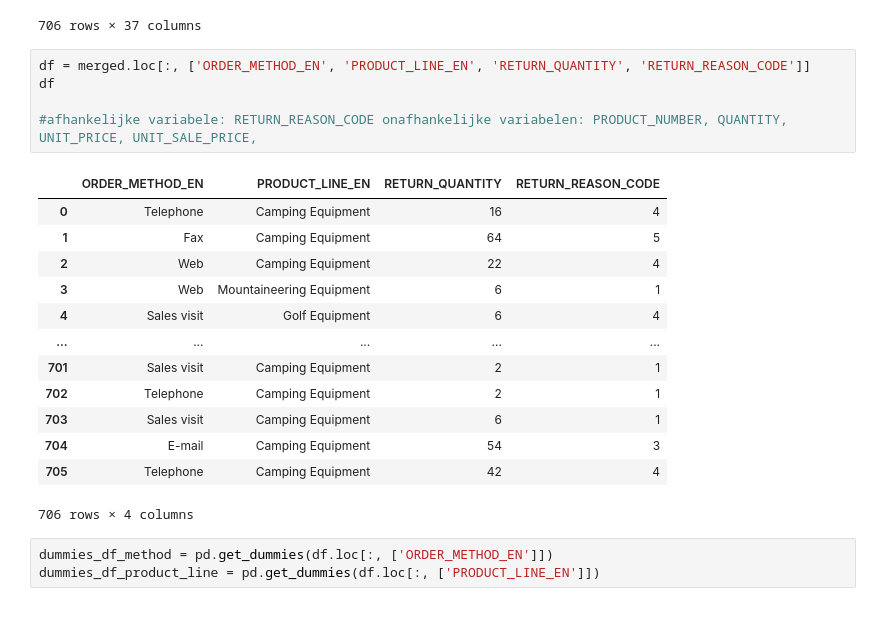
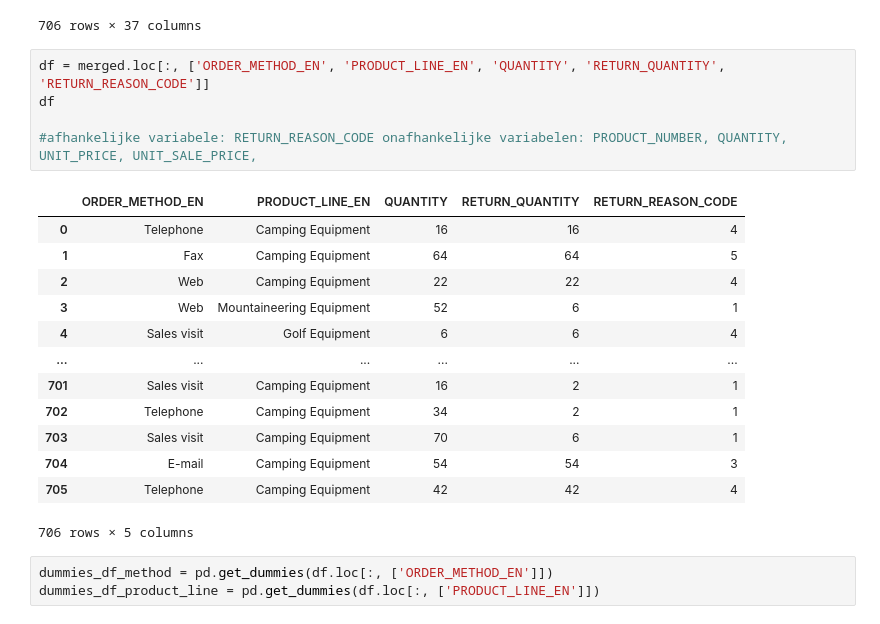
Before and after one commit to CroissantDevourer/dedsportfolio, a Jupyter notebook: Week 8/classificatiemodel.ipynb, the cells around one changed output. Cells and saved outputs as stored; diff of their text form.

```diff
--- a/Week 8/classificatiemodel.ipynb
+++ b/Week 8/classificatiemodel.ipynb
@@ -50,24 +50,24 @@ merged
 | 705 | 99817 | 9111 | 36 | 42 | 21.03 | 34.9 | 34.9 | ... |
 706 rows × 37 columns
 # %%
-df = merged.loc[:, ['ORDER_METHOD_EN', 'PRODUCT_LINE_EN', 'RETURN_QUANTITY', 'RETURN_REASON_CODE']]
+df = merged.loc[:, ['ORDER_METHOD_EN', 'PRODUCT_LINE_EN', 'QUANTITY', 'RETURN_QUANTITY', 'RETURN_REASON_CODE']]
 df
 
 #afhankelijke variabele: RETURN_REASON_CODE onafhankelijke variabelen: PRODUCT_NUMBER, QUANTITY, UNIT_PRICE, UNIT_SALE_PRICE,
 # %% [output]
-|  | ORDER_METHOD_EN | PRODUCT_LINE_EN | RETURN_QUANTITY | RETURN_REASON_CODE |
-| 0 | Telephone | Camping Equipment | 16 | 4 |
-| 1 | Fax | Camping Equipment | 64 | 5 |
-| 2 | Web | Camping Equipment | 22 | 4 |
-| 3 | Web | Mountaineering Equipment | 6 | 1 |
-| 4 | Sales visit | Golf Equipment | 6 | 4 |
-| ... | ... | ... | ... | ... |
-| 701 | Sales visit | Camping Equipment | 2 | 1 |
-| 702 | Telephone | Camping Equipment | 2 | 1 |
-| 703 | Sales visit | Camping Equipment | 6 | 1 |
-| 704 | E-mail | Camping Equipment | 54 | 3 |
-| 705 | Telephone | Camping Equipment | 42 | 4 |
+|  | ORDER_METHOD_EN | PRODUCT_LINE_EN | QUANTITY | RETURN_QUANTITY | RETURN_REASON_CODE |
+| 0 | Telephone | Camping Equipment | 16 | 16 | 4 |
+| 1 | Fax | Camping Equipment | 64 | 64 | 5 |
+| 2 | Web | Camping Equipment | 22 | 22 | 4 |
+| 3 | Web | Mountaineering Equipment | 52 | 6 | 1 |
+| 4 | Sales visit | Golf Equipment | 6 | 6 | 4 |
+| ... | ... | ... | ... | ... | ... |
+| 701 | Sales visit | Camping Equipment | 16 | 2 | 1 |
+| 702 | Telephone | Camping Equipment | 34 | 2 | 1 |
+| 703 | Sales visit | Camping Equipment | 70 | 6 | 1 |
+| 704 | E-mail | Camping Equipment | 54 | 54 | 3 |
+| 705 | Telephone | Camping Equipment | 42 | 42 | 4 |
-706 rows × 4 columns
+706 rows × 5 columns
 # %%
 dummies_df_method = pd.get_dummies(df.loc[:, ['ORDER_METHOD_EN']])
 dummies_df_product_line = pd.get_dummies(df.loc[:, ['PRODUCT_LINE_EN']])
```
Also changed, not shown: parts of 6 cells of this notebook, 1 other file.
